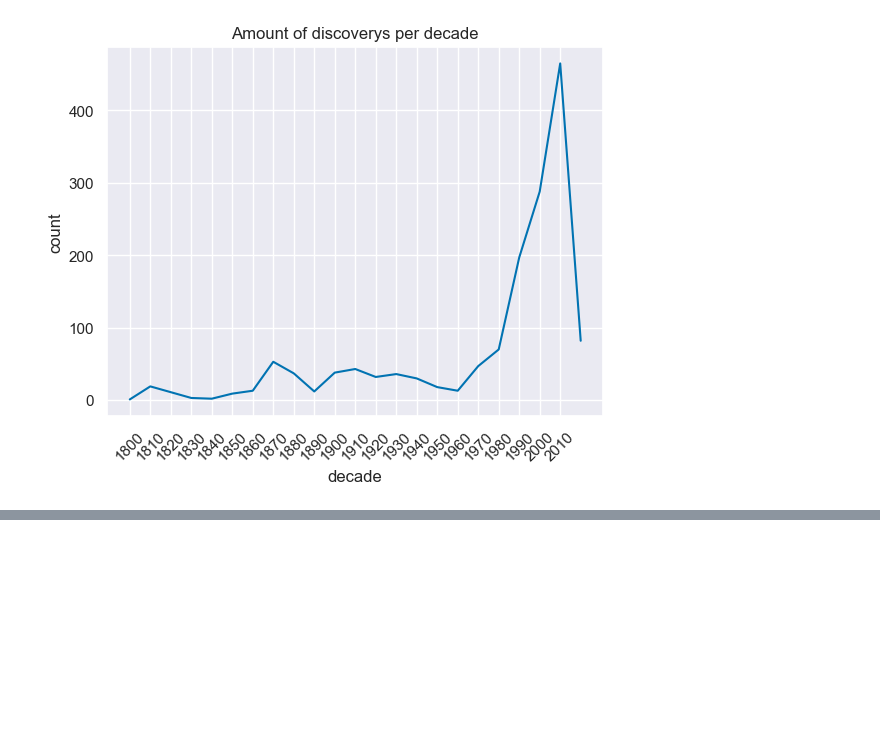
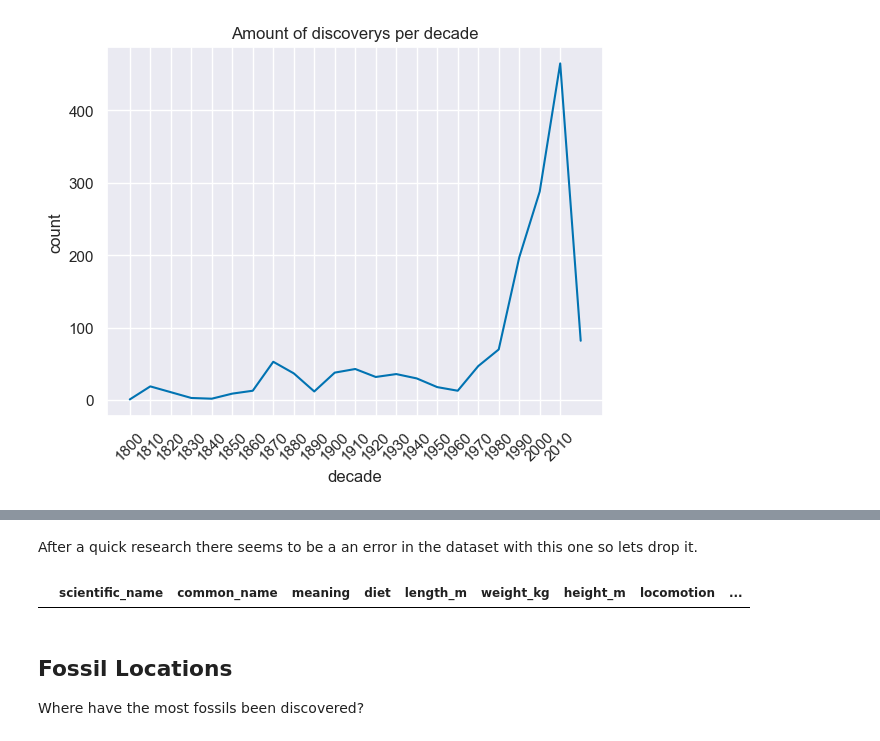
Before and after one commit to korayyildirim/DataAnalysisProjects, a Jupyter notebook: dinosaurEDA.ipynb, the cells around one changed output, grey strips where cells are left out. Drawn from its saved outputs; the diff is of its cells as text; code cells hidden in the pictures; blank space fills up the shorter version.

Commit message:
added stuff to dinosaurEDA

```diff
--- a/dinosaurEDA.ipynb
+++ b/dinosaurEDA.ipynb
@@ -159,0 +163,12 @@ plt.show()
+# %% [markdown]
+After a quick research there seems to be a an error in the dataset with this one so lets drop it.
+# %%
+df2=dinosaur_df[dinosaur_df["scientific_name"]=="Zupaysaurus"].drop(dinosaur_df[dinosaur_df["scientific_name"]=="Zupaysaurus"].index,axis=0)
+df2[dinosaur_df["scientific_name"]=="sadda"]
+#removed succesfully
+# %% [output]
+|  | scientific_name | common_name | meaning | diet | length_m | weight_kg | height_m | locomotion | ... |
+# %% [markdown]
+## Fossil Locations
+
+Where have the most fossils been discovered?
```
Also changed, not shown: parts of 12 cells of this notebook.
